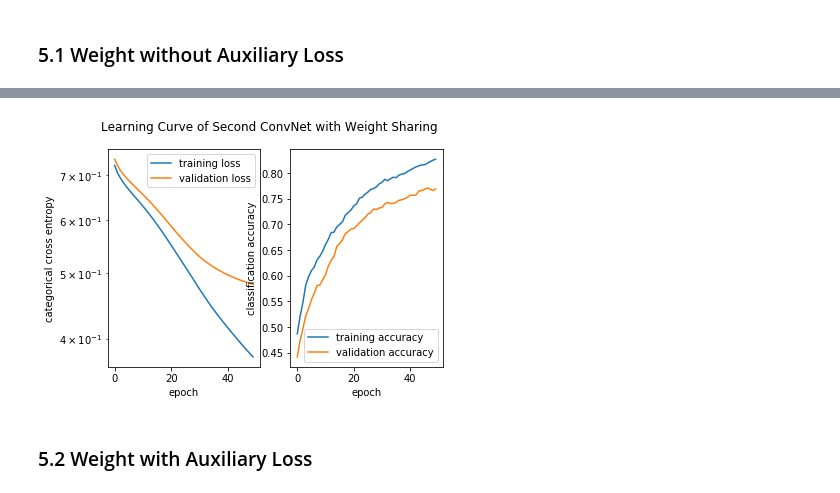
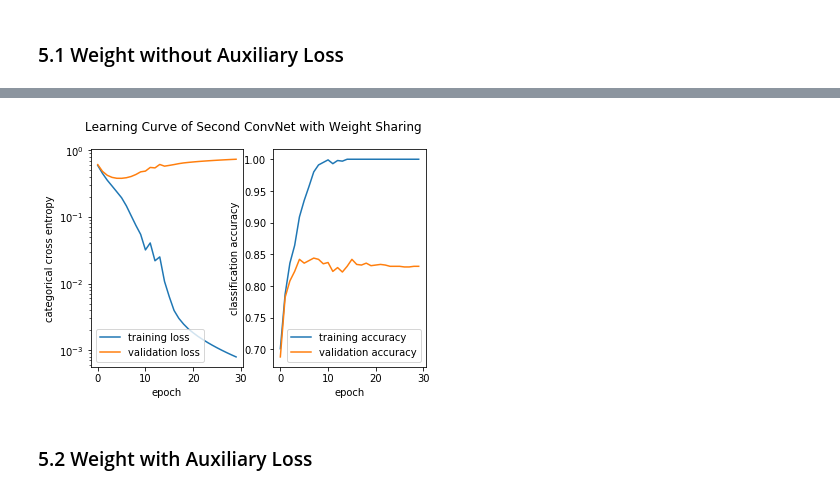
Before and after one commit to zx-joe/EPFL-Deep-Learning, a Jupyter notebook: project_1/Analysis.ipynb, the cells around one changed output, grey strips where cells are left out. Cells and saved outputs as stored; diff of their text form; code cells hidden in the pictures.

```diff
--- a/project_1/Analysis.ipynb
+++ b/project_1/Analysis.ipynb
@@ -799,6 +799,7 @@ plot_different_histories(train_loss_cnn2,train_accuracy_cnn2, test_loss_cnn2,tes
 # 5. Combination with Features from Digit Class : Weight Sharing
 # %%
 class ConvNet_WS(nn.Module):
+
     def __init__(self ):
         super(ConvNet_WS, self).__init__()
         self.conv1 = nn.Conv2d(1, 8, kernel_size=3,padding=1)
@@ -814,49 +815,56 @@ class ConvNet_WS(nn.Module):
 
 
     def subforward(self,temp_x):
+        # define the function of training of each digit in a pair
+        # return:
+        # temp_x: digit information (10)
+        # x: feature map for later binary classification
         temp_x=self.conv1(temp_x)
         temp_x=F.relu(temp_x)
-        #temp_x=self.bn8(temp_x)
+        temp_x=self.bn8(temp_x)
+
+
         temp_x=self.conv2(temp_x)
         temp_x=F.relu(temp_x)
-        #temp_x=self.bn16(temp_x)
+        temp_x=self.bn16(temp_x)
+
         temp_x=F.max_pool2d(temp_x, kernel_size=2, stride=2)
-        #temp_x=self.conv3(temp_x)
-        #temp_x=self.bn16(temp_x)
-        #temp_x=F.relu(temp_x)
+
         temp_x=temp_x.view(temp_x.size(0),-1)
         temp_x=self.fc1(temp_x)
         temp_x=F.relu(temp_x)
+        # store current feature map for later binary classification
         x=temp_x
+        # continue for digit classification
         temp_x=self.fc2(temp_x)
         return temp_x, x
 
     def forward(self, x):
+        # get 2 digits in each pair
         x1=x[:,0,:,:].view(x.size(0),1,14,14)
         x2=x[:,1,:,:].view(x.size(0),1,14,14)
 
+        # get 2 digit classification information and feature maps for later binary classification
         temp_x1,new_x1=self.subforward(x1)
         temp_x2,new_x2=self.subforward(x2)
+        # concatenate the feature maps from 2 digit training
         new_x=torch.cat((new_x1.view(-1,64), new_x2.view(-1, 64)), 1)
+        # finish the binary classification
         new_x=F.relu(self.fc3(new_x))
         new_x=self.fc4(new_x)
-        #new_x=self.fc5(new_x)
-
-
-
 
         return temp_x1,temp_x2,new_x
 # %%
-def train_model_WS(model , optim='sgd', if_auxiliary_loss=False,auxiliary_loss_ratio=1,
+def train_model_WS(model , optim='SGD', if_auxiliary_loss=False,auxiliary_loss_ratio=1,
                 train_input=train_input, train_target=train_target, train_class=train_class,
                 test_input=test_input, test_target=test_target, test_class=test_class,
                 epochs=50, batch_size=100, learning_rate=1e-3,
                  if_print=False):
     criterion = nn.CrossEntropyLoss()
-    if optim=='sgd':
+    if optim=='SGD':
         optimizer = torch.optim.SGD(model.parameters(),lr=learning_rate)
-    elif optim=='adm':
-        optimizer = torch.optim.ADAM(model.parameters(),lr=learning_rate)
+    elif optim=='Adam':
+        optimizer = torch.optim.Adam(model.parameters(),lr=learning_rate)
     train_loss_list=train_accuracy_list=[]
     valid_loss_list=valid_accuracy_list=[]
     test_loss_list=test_accuracy_list=[]
@@ -908,7 +916,7 @@ def train_model_WS(model , optim='sgd', if_auxiliary_loss=False,auxiliary_loss_r
 model_ws=ConvNet_WS()
 model_ws.apply(weights_init)
 model_ws,train_loss_ws,train_accuracy_ws, test_loss_ws,test_accuracy_ws=\
-                                  train_model_WS(model_ws, if_auxiliary_loss=False,epochs=50,if_print=True)
+                                  train_model_WS(model_ws, if_auxiliary_loss=False,epochs=30,if_print=True, optim='Adam')
 evaluate_result(train_loss_ws,train_accuracy_ws, test_loss_ws,test_accuracy_ws,\
                 'Learning Curve of Second ConvNet with Weight Sharing')
 # %% [output]
@@ -932,4 +940,4 @@ The Best Validation Accuracy is : 0.7710..
-[figure, old version]
+[figure, new version]
 # %%
 import numpy as np
 np.save('save/test_accuracy_ws.npy',np.array(test_accuracy_ws ))
```
Also changed, not shown: parts of 30 cells of this notebook, 25 other files.
